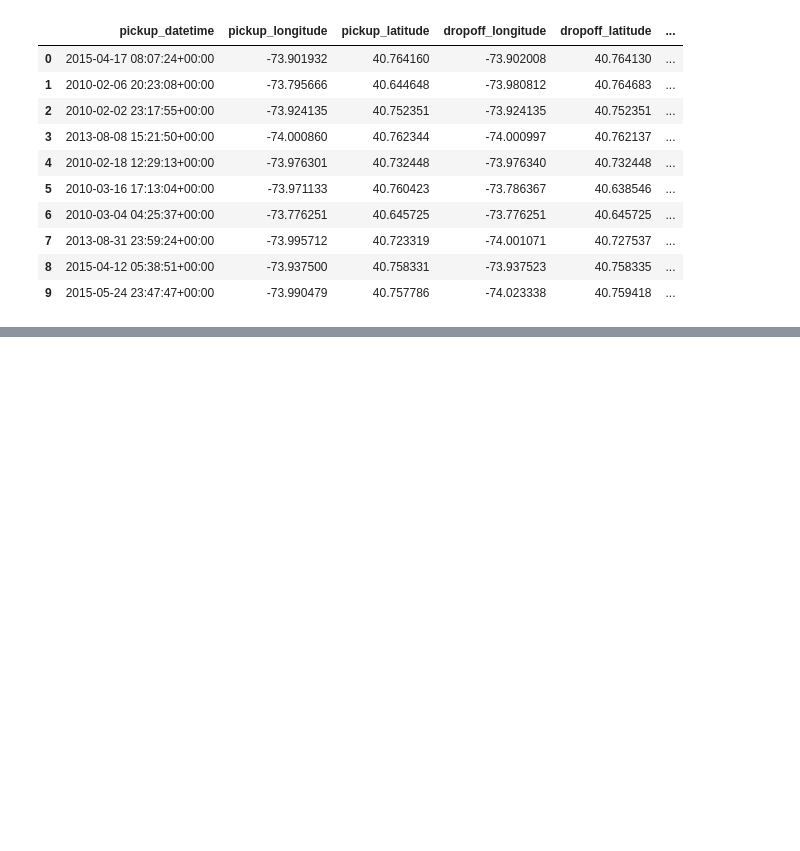
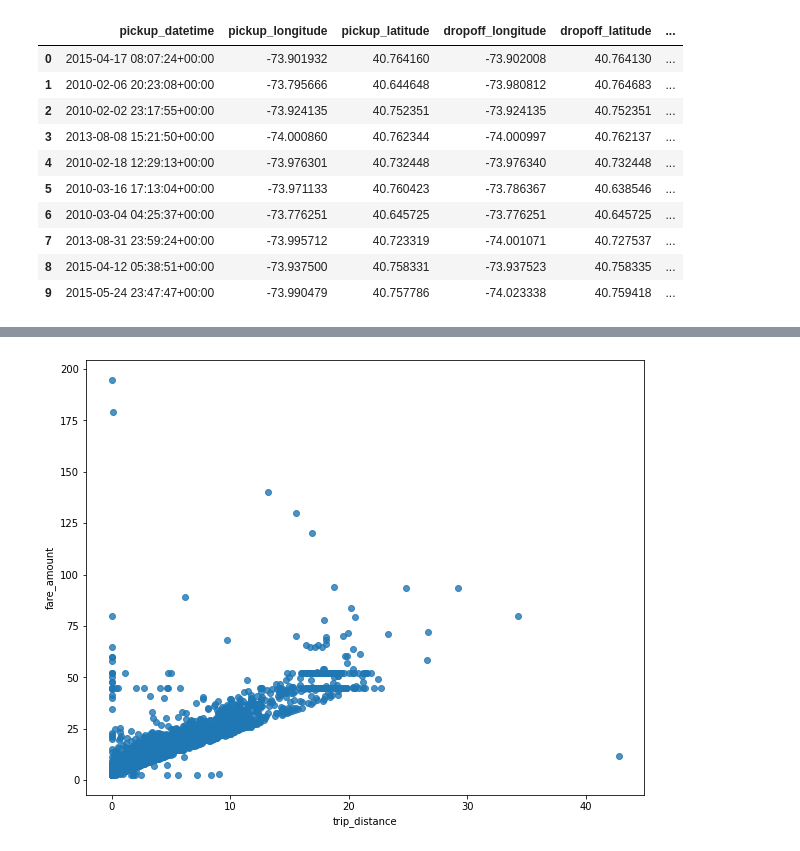
Before and after one commit to imvadzim/taxi, a Jupyter notebook: create_datasets.ipynb, the cells around one changed output, grey strips where cells are left out. Cells and saved outputs as stored; diff of their text form; code cells hidden in the pictures; blank space fills up the shorter version.

```diff
--- a/create_datasets.ipynb
+++ b/create_datasets.ipynb
@@ -44,3 +51,24 @@ trips
 | 7 | 2013-08-31 23:59:24+00:00 | -73.995712 | 40.723319 | -74.001071 | 40.727537 | ... |
 | 8 | 2015-04-12 05:38:51+00:00 | -73.937500 | 40.758331 | -73.937523 | 40.758335 | ... |
 | 9 | 2015-05-24 23:47:47+00:00 | -73.990479 | 40.757786 | -74.023338 | 40.759418 | ... |
+# %%
+sql = """
+    SELECT
+        pickup_datetime,
+        pickup_longitude,
+        pickup_latitude,
+        dropoff_longitude,
+        dropoff_latitude,
+        passenger_count,
+        trip_distance,
+        tolls_amount,
+        fare_amount,
+        total_amount
+    FROM
+        `nyc-tlc.yellow.trips`
+    WHERE
+        ABS(MOD(FARM_FINGERPRINT(CAST(pickup_datetime AS STRING)), 100000)) = 1
+"""
+# %%
+trips = client.query(sql).to_dataframe()
+trips[:10]
@@ -46,0 +87,6 @@ trips
+# %%
+# Exploring data
+ax = sns.regplot(x="trip_distance", y="fare_amount", fit_reg=False, ci=None, truncate=True, data=trips)
+ax.figure.set_size_inches(10, 8)
+# %% [output]
+[figure, added]
```
Also changed, not shown: parts of 19 cells of this notebook.
